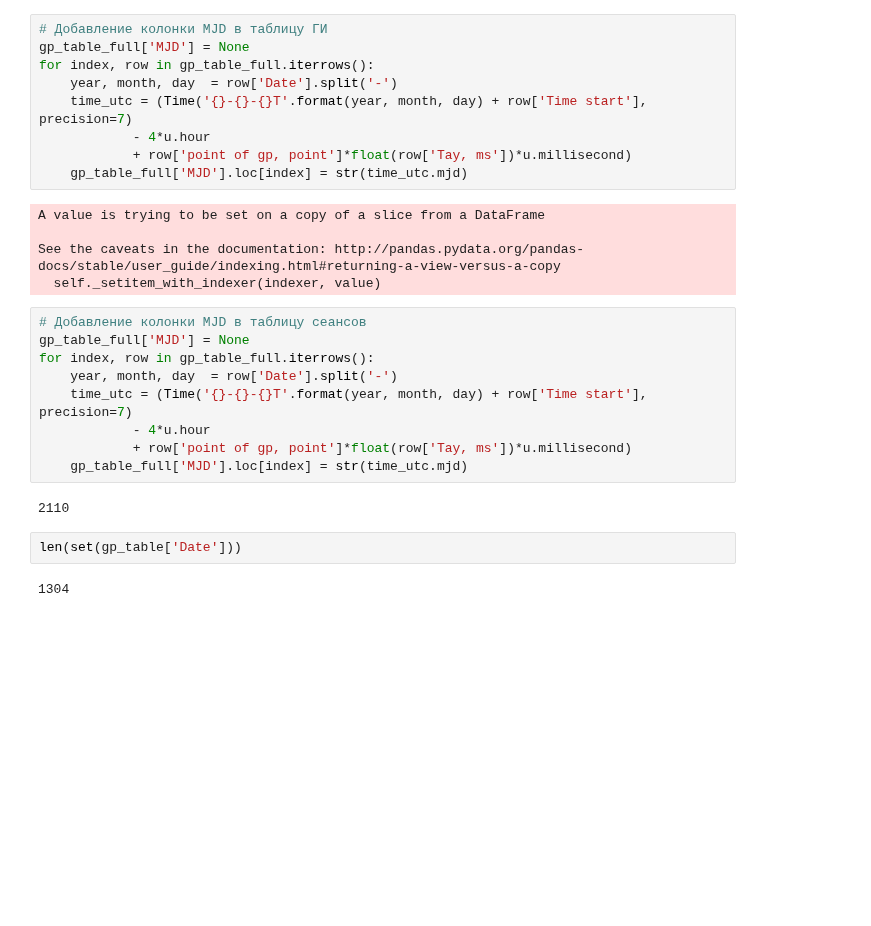
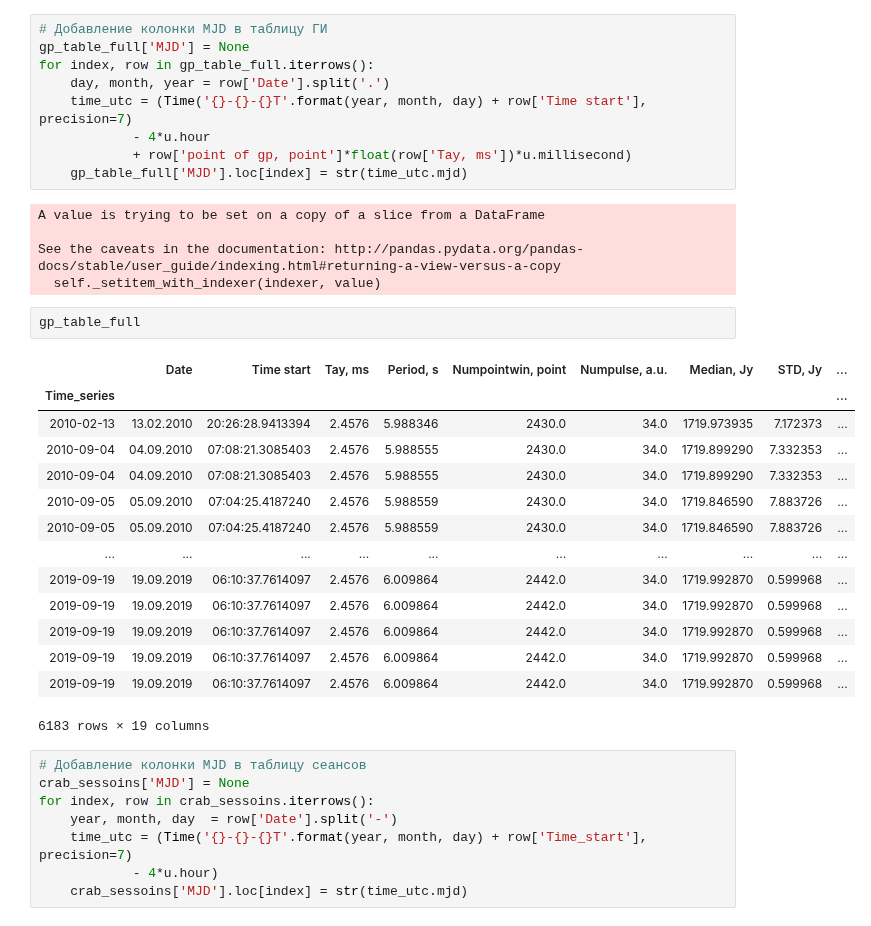
Before and after one commit to KazAndr/SWTraject, a Jupyter notebook: analyze_tab_final_results.ipynb, the cells around one changed output. Drawn from its saved outputs; the diff is of its cells as text; blank space fills up the shorter version.

```diff
--- a/analyze_tab_final_results.ipynb
+++ b/analyze_tab_final_results.ipynb
@@ -160,7 +177,7 @@ plt.plot()
 # Добавление колонки MJD в таблицу ГИ
 gp_table_full['MJD'] = None
 for index, row in gp_table_full.iterrows():
-    year, month, day  = row['Date'].split('-')
+    day, month, year = row['Date'].split('.')
     time_utc = (Time('{}-{}-{}T'.format(year, month, day) + row['Time start'], precision=7)
             - 4*u.hour
             + row['point of gp, point']*float(row['Tay, ms'])*u.millisecond)
@@ -170,18 +187,28 @@ A value is trying to be set on a copy of a slice from a DataFrame
 
 See the caveats in the documentation: http://pandas.pydata.org/pandas-docs/stable/user_guide/indexing.html#returning-a-view-versus-a-copy
   self._setitem_with_indexer(indexer, value)
+# %%
+gp_table_full
+# %% [output]
+|  | Date | Time start | Tay, ms | Period, s | Numpointwin, point | Numpulse, a.u. | Median, Jy | STD, Jy | ... |
+| Time_series |  |  |  |  |  |  |  |  | ... |
+| 2010-02-13 | 13.02.2010 | 20:26:28.9413394 | 2.4576 | 5.988346 | 2430.0 | 34.0 | 1719.973935 | 7.172373 | ... |
+| 2010-09-04 | 04.09.2010 | 07:08:21.3085403 | 2.4576 | 5.988555 | 2430.0 | 34.0 | 1719.899290 | 7.332353 | ... |
+| 2010-09-04 | 04.09.2010 | 07:08:21.3085403 | 2.4576 | 5.988555 | 2430.0 | 34.0 | 1719.899290 | 7.332353 | ... |
+| 2010-09-05 | 05.09.2010 | 07:04:25.4187240 | 2.4576 | 5.988559 | 2430.0 | 34.0 | 1719.846590 | 7.883726 | ... |
+| 2010-09-05 | 05.09.2010 | 07:04:25.4187240 | 2.4576 | 5.988559 | 2430.0 | 34.0 | 1719.846590 | 7.883726 | ... |
+| ... | ... | ... | ... | ... | ... | ... | ... | ... | ... |
+| 2019-09-19 | 19.09.2019 | 06:10:37.7614097 | 2.4576 | 6.009864 | 2442.0 | 34.0 | 1719.992870 | 0.599968 | ... |
+| 2019-09-19 | 19.09.2019 | 06:10:37.7614097 | 2.4576 | 6.009864 | 2442.0 | 34.0 | 1719.992870 | 0.599968 | ... |
+| 2019-09-19 | 19.09.2019 | 06:10:37.7614097 | 2.4576 | 6.009864 | 2442.0 | 34.0 | 1719.992870 | 0.599968 | ... |
+| 2019-09-19 | 19.09.2019 | 06:10:37.7614097 | 2.4576 | 6.009864 | 2442.0 | 34.0 | 1719.992870 | 0.599968 | ... |
+| 2019-09-19 | 19.09.2019 | 06:10:37.7614097 | 2.4576 | 6.009864 | 2442.0 | 34.0 | 1719.992870 | 0.599968 | ... |
+6183 rows × 19 columns
 # %%
 # Добавление колонки MJD в таблицу сеансов
-gp_table_full['MJD'] = None
-for index, row in gp_table_full.iterrows():
+crab_sessoins['MJD'] = None
+for index, row in crab_sessoins.iterrows():
     year, month, day  = row['Date'].split('-')
-    time_utc = (Time('{}-{}-{}T'.format(year, month, day) + row['Time start'], precision=7)
-            - 4*u.hour
-            + row['point of gp, point']*float(row['Tay, ms'])*u.millisecond)
-    gp_table_full['MJD'].loc[index] = str(time_utc.mjd)
+    time_utc = (Time('{}-{}-{}T'.format(year, month, day) + row['Time_start'], precision=7)
+            - 4*u.hour)
+    crab_sessoins['MJD'].loc[index] = str(time_utc.mjd)
-# %% [output]
-2110
-# %%
-len(set(gp_table['Date']))
-# %% [output]
-1304
```
Also changed, not shown: parts of 8 cells of this notebook.
